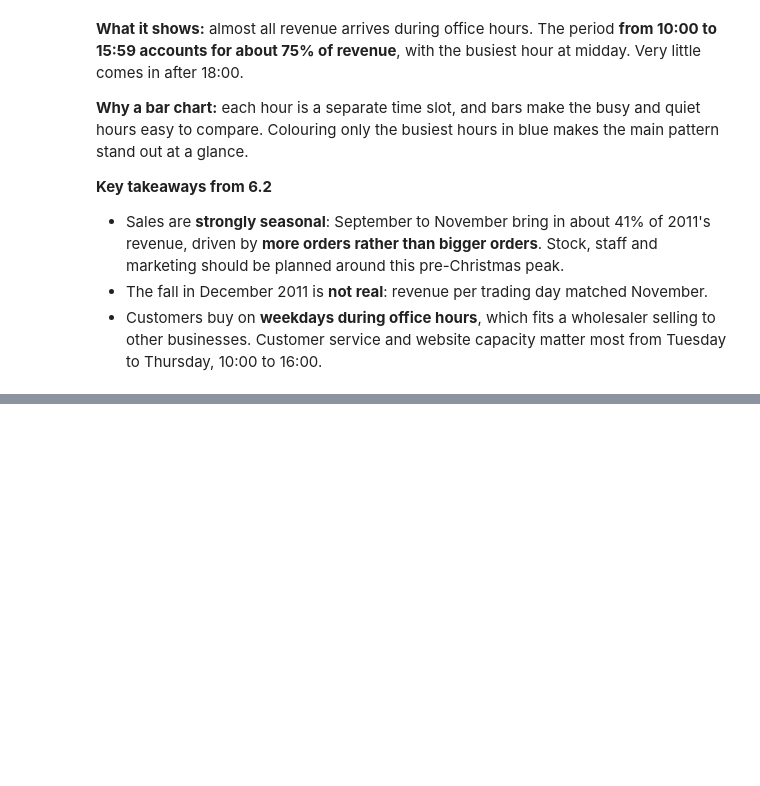
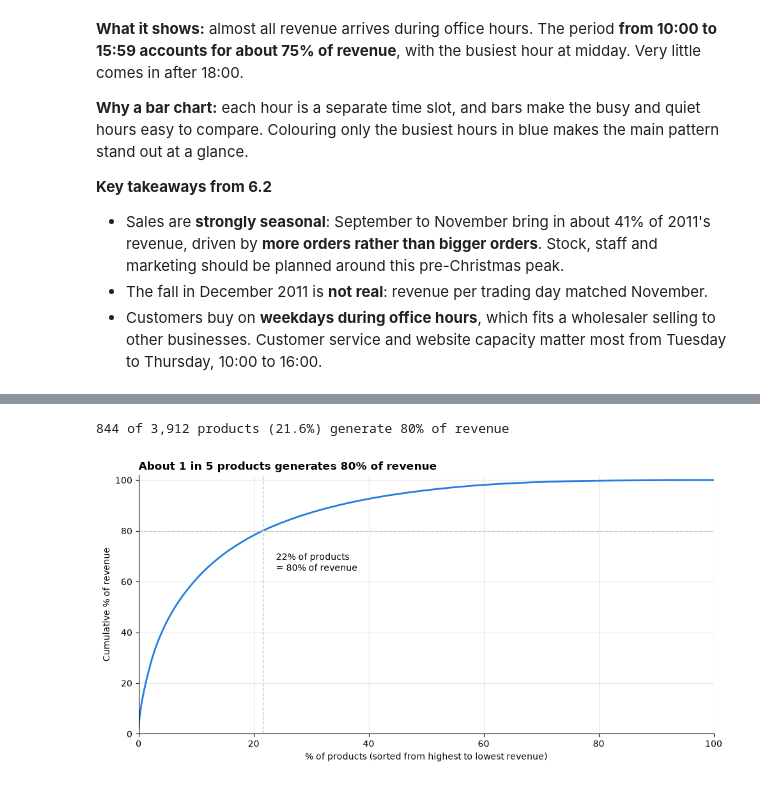
Before and after one commit to Matheus-Castilho/CA2-DV, a Jupyter notebook: CA2-DV.ipynb, the cells around one changed output, grey strips where cells are left out. Drawn from its saved outputs; the diff is of its cells as text; code cells hidden in the pictures; blank space fills up the shorter version.

```diff
--- a/CA2-DV.ipynb
+++ b/CA2-DV.ipynb
@@ -877,0 +923,31 @@ Share of revenue between 10:00 and 16:00: 75.4%
+# %%
+product_revenue = df.groupby('StockCode')['TotalPrice'].sum().sort_values(ascending=False)
+
+# Cumulative % of revenue, and % of products counted so far
+cumulative_revenue = product_revenue.cumsum() / product_revenue.sum() * 100
+products_pct = [(i + 1) / len(product_revenue) * 100 for i in range(len(product_revenue))]
+
+# How many products are needed to reach 80% of revenue?
+products_for_80 = (cumulative_revenue < 80).sum() + 1
+pct_for_80 = products_for_80 / len(product_revenue) * 100
+print(f'{products_for_80:,} of {len(product_revenue):,} products ({pct_for_80:.1f}%) generate 80% of revenue')
+
+fig, ax = plt.subplots()
+ax.plot(products_pct, cumulative_revenue.values, color=MAIN, linewidth=2)
+
+# Mark the 80% point
+ax.axhline(80, color=MUTED, linestyle='--', linewidth=1)
+ax.axvline(pct_for_80, color=MUTED, linestyle='--', linewidth=1)
+ax.annotate(f'{pct_for_80:.0f}% of products\n= 80% of revenue', xy=(pct_for_80, 80),
+            xytext=(15, -45), textcoords='offset points')
+
+ax.set_title('About 1 in 5 products generates 80% of revenue', fontweight='bold', loc='left')
+ax.set_xlabel('% of products (sorted from highest to lowest revenue)')
+ax.set_ylabel('Cumulative % of revenue')
+ax.set_xlim(0, 100)
+ax.set_ylim(0, 102)
+plt.tight_layout()
+plt.show()
+# %% [output]
+844 of 3,912 products (21.6%) generate 80% of revenue
+[figure, added]
```
Also changed, not shown: parts of 14 cells of this notebook.
